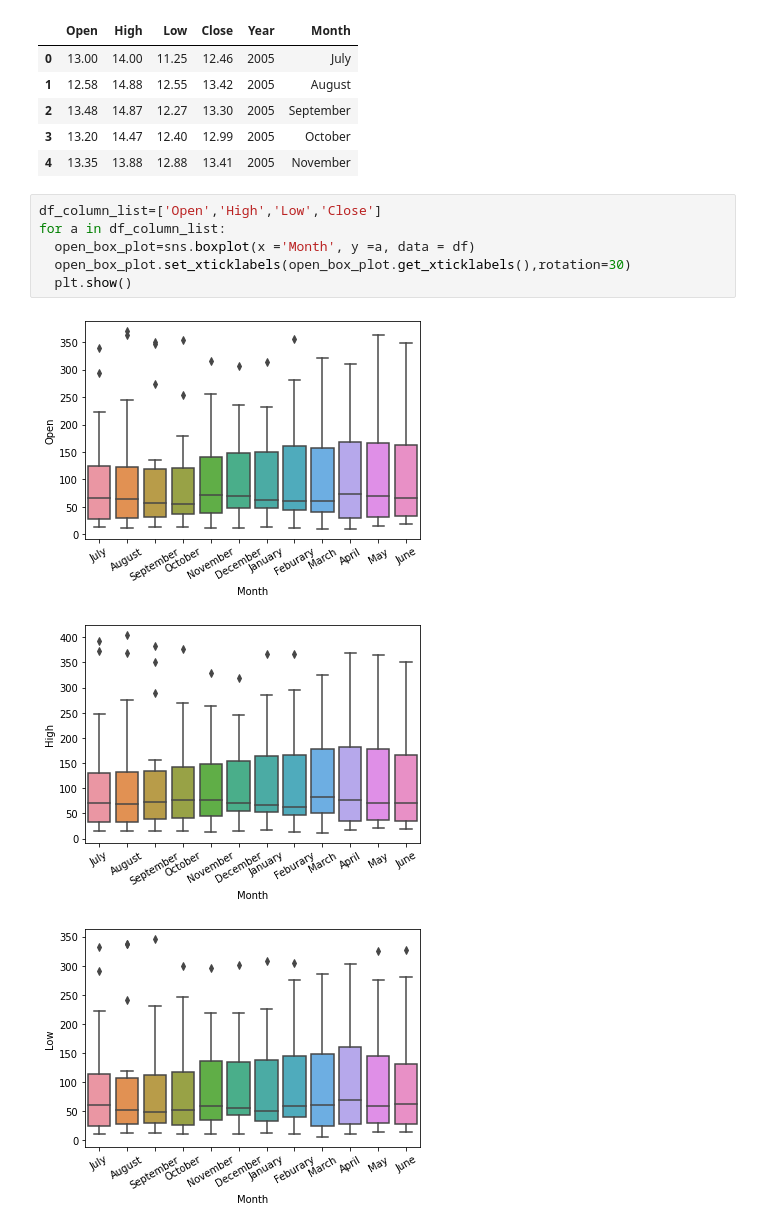
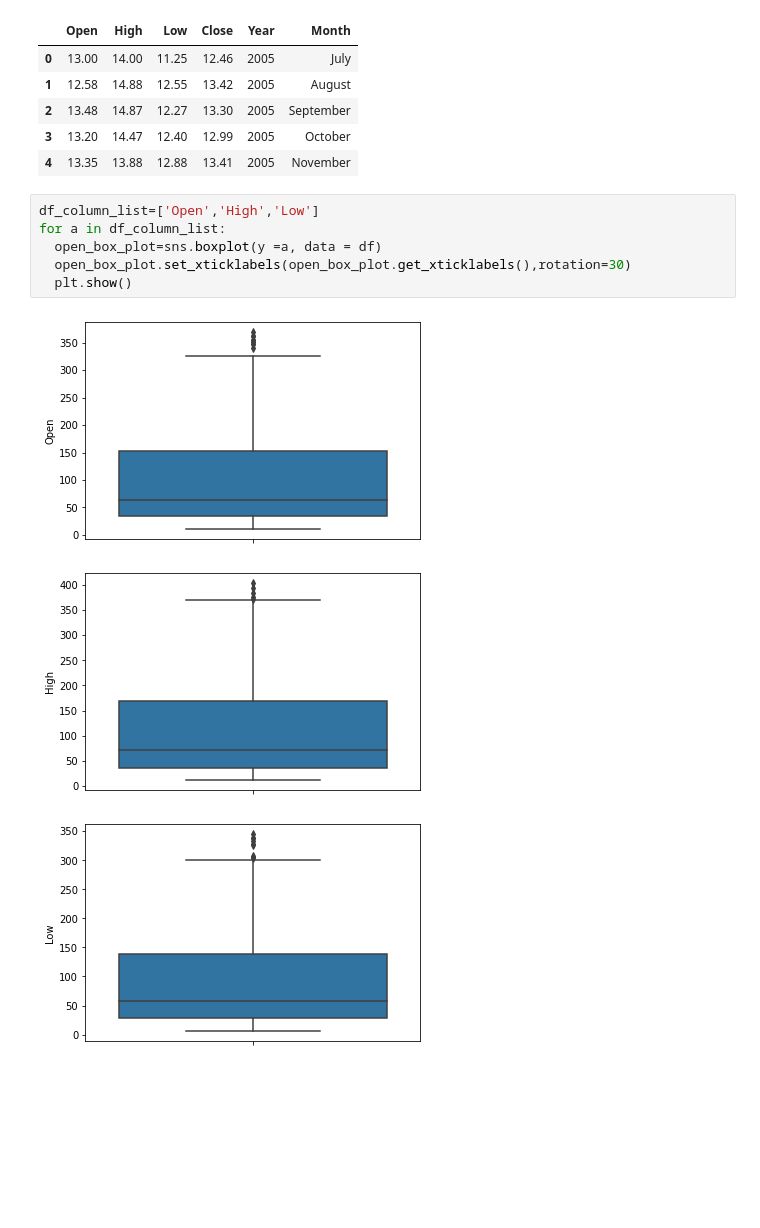
Before and after one commit to ekanshsinghrathore/Yes-Bank-Stock-Closing-Price-Prediction, a Jupyter notebook: Yes_Bank_Stock_Closing_Price_Prediction.ipynb, the cells around one changed output. Cells and saved outputs as stored; diff of their text form; blank space fills up the shorter version.

```diff
--- a/Yes_Bank_Stock_Closing_Price_Prediction.ipynb
+++ b/Yes_Bank_Stock_Closing_Price_Prediction.ipynb
@@ -165,12 +165,12 @@ df.head()
 | 3 | 13.20 | 14.47 | 12.40 | 12.99 | 2005 | October |
 | 4 | 13.35 | 13.88 | 12.88 | 13.41 | 2005 | November |
 # %%
-df_column_list=['Open','High','Low','Close']
+df_column_list=['Open','High','Low']
 for a in df_column_list:
-  open_box_plot=sns.boxplot(x ='Month', y =a, data = df)
+  open_box_plot=sns.boxplot(y =a, data = df)
   open_box_plot.set_xticklabels(open_box_plot.get_xticklabels(),rotation=30)
   plt.show()
 # %% [output]
-[figure, old version]
+[figure, new version]
-[figure, old version]
+[figure, new version]
-[figure, old version]
+[figure, new version]
```
Also changed, not shown: parts of 2 cells of this notebook.
